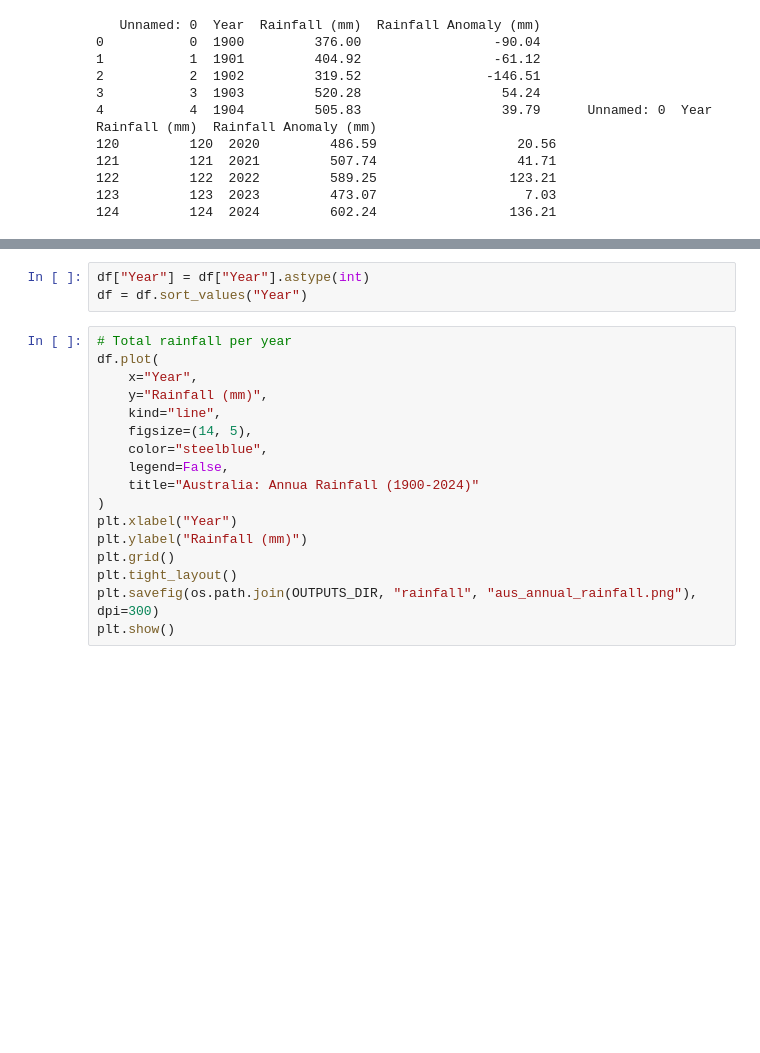
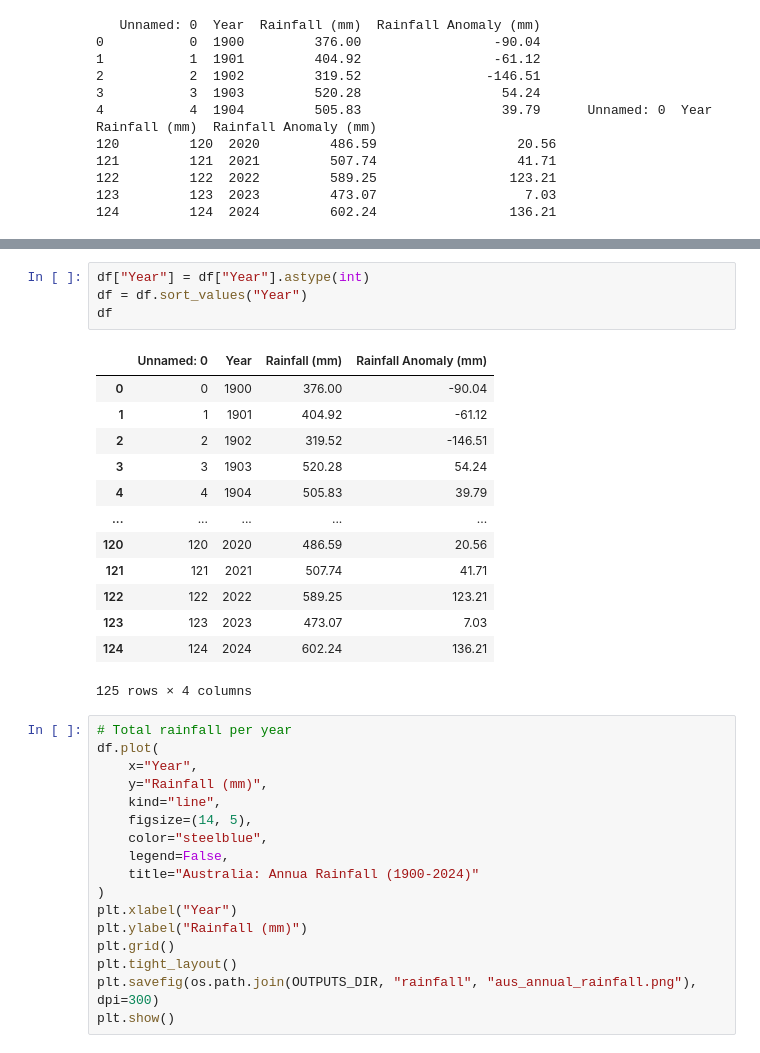
Before and after one commit to rogerespinosamorros/WeatherPredictionAustralia, a Jupyter notebook: notebooks/02AnnualRainfall.ipynb, the cells around one changed output, grey strips where cells are left out. Drawn from its saved outputs; the diff is of its cells as text; blank space fills up the shorter version.

```diff
--- a/notebooks/02AnnualRainfall.ipynb
+++ b/notebooks/02AnnualRainfall.ipynb
@@ -30,6 +47,21 @@ Index(['Unnamed: 0', 'Year', 'Rainfall (mm)', 'Rainfall Anomaly (mm)'], dtype='o
 # %%
 df["Year"] = df["Year"].astype(int)
 df = df.sort_values("Year")
+df
+# %% [output]
+|  | Unnamed: 0 | Year | Rainfall (mm) | Rainfall Anomaly (mm) |
+| 0 | 0 | 1900 | 376.00 | -90.04 |
+| 1 | 1 | 1901 | 404.92 | -61.12 |
+| 2 | 2 | 1902 | 319.52 | -146.51 |
+| 3 | 3 | 1903 | 520.28 | 54.24 |
+| 4 | 4 | 1904 | 505.83 | 39.79 |
+| ... | ... | ... | ... | ... |
+| 120 | 120 | 2020 | 486.59 | 20.56 |
+| 121 | 121 | 2021 | 507.74 | 41.71 |
+| 122 | 122 | 2022 | 589.25 | 123.21 |
+| 123 | 123 | 2023 | 473.07 | 7.03 |
+| 124 | 124 | 2024 | 602.24 | 136.21 |
+125 rows × 4 columns
 # %%
 # Total rainfall per year
 df.plot(
```
Also changed, not shown: parts of 3 cells of this notebook, 2 other files.
